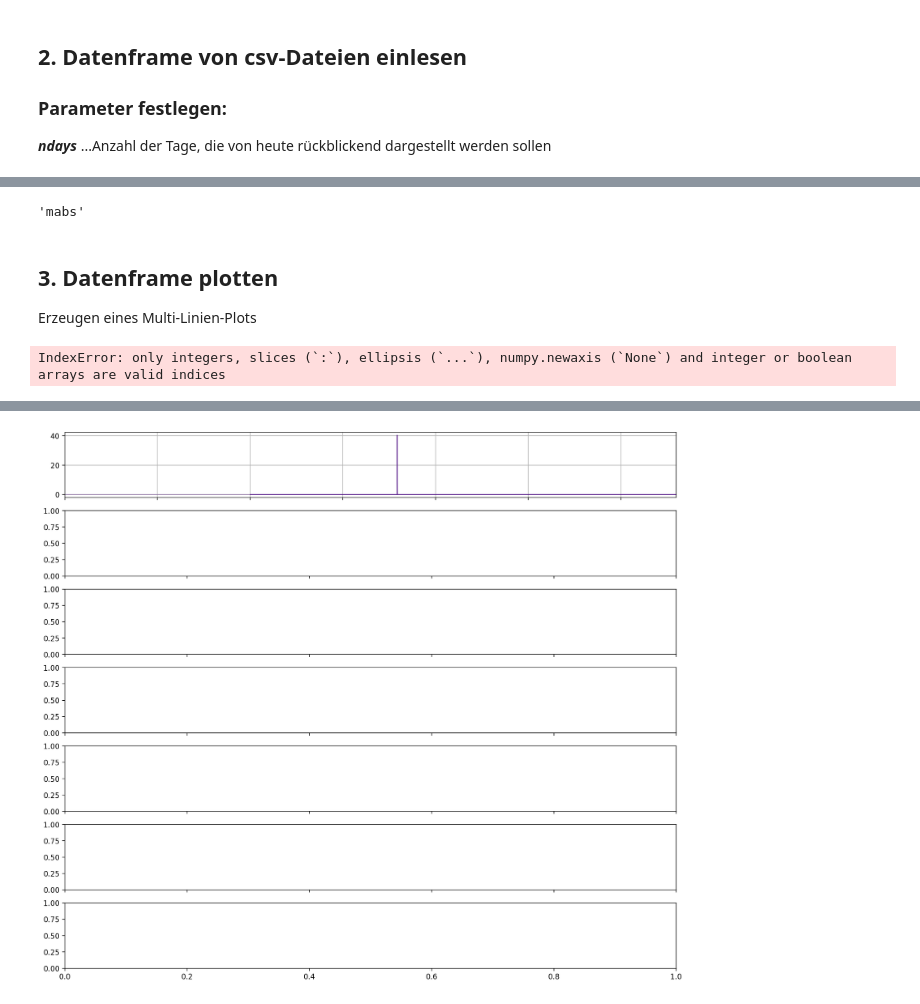
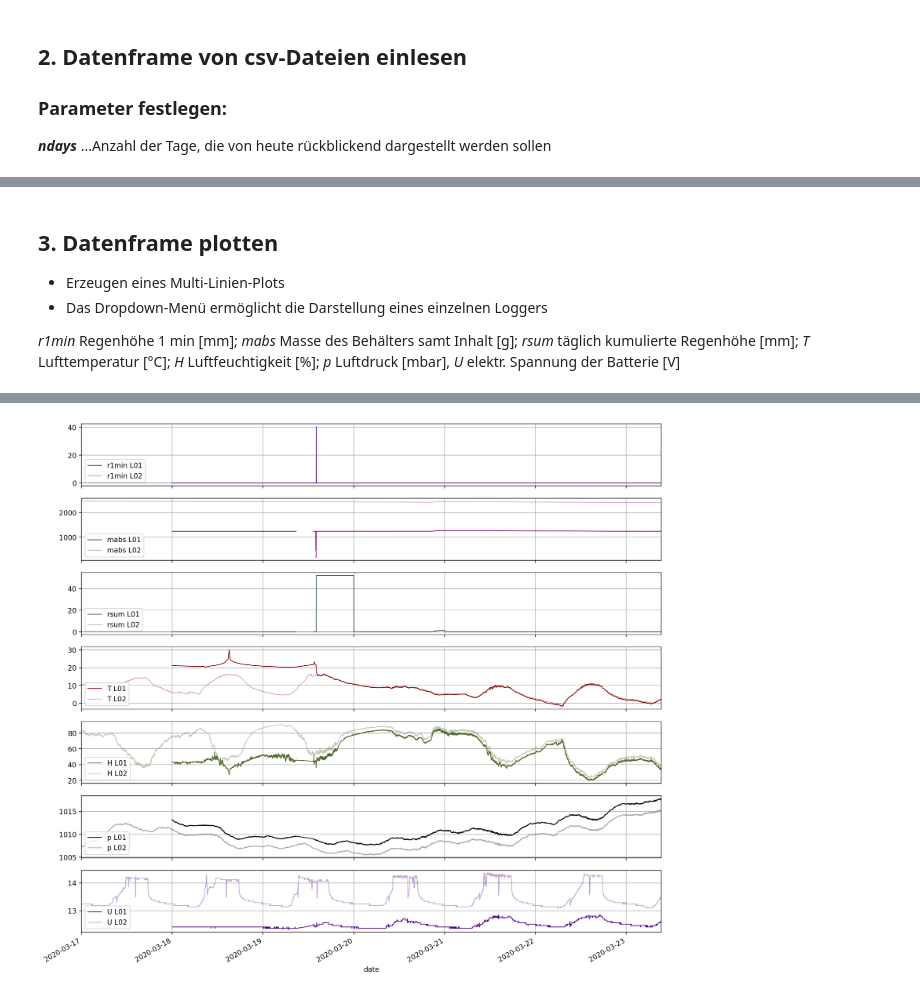
Before and after one commit to peter0016/PlotData, a Jupyter notebook: plot_logdata.ipynb, the cells around one changed output, grey strips where cells are left out. Drawn from its saved outputs; the diff is of its cells as text; code cells hidden in the pictures.

```diff
--- a/plot_logdata.ipynb
+++ b/plot_logdata.ipynb
@@ -32,21 +22,19 @@ dfs[0].head()
-# %%
-df=dfs[0]
-df.columns[1]
-# %% [output]
-'mabs'
-# %% [markdown]
-## 3. Datenframe plotten
-
-Erzeugen eines Multi-Linien-Plots
+# %% [markdown]
+## 3. Datenframe plotten
+
+* Erzeugen eines Multi-Linien-Plots
+* Das Dropdown-Menü ermöglicht die Darstellung eines einzelnen Loggers
+
+*r1min* Regenhöhe 1 min [mm]; *mabs* Masse des Behälters samt Inhalt [g]; *rsum* täglich kumulierte Regenhöhe [mm]; *T* Lufttemperatur [°C]; *H* Luftfeuchtigkeit [%]; *p* Luftdruck [mbar], *U* elektr. Spannung der Batterie [V]
 # %%
 ## Darstellung der ganzen Zeitspanne
 startdate=str(dfs[1].index[0])
 enddate=str(dfs[1].index[-1])
+
 ## alternativ: Festlegen eines Zeitabschnitts zur Darstellung
-#startdate="2020-02-26 00:00:00"
-#enddate="2020-02-26 18:00:00"
+#startdate="2020-03-26 00:00:00"
+#enddate="2020-03-26 18:00:00"
 
-funx.dropdown_menu(dfs,'myplot.png',startdate,enddate)
+funx.dropdown_menu(dfs,startdate,enddate)
 #plt.savefig('myplot.png',dpi=300)
 # %% [output]
-IndexError: only integers, slices (`:`), ellipsis (`...`), numpy.newaxis (`None`) and integer or boolean arrays are valid indices
@@ -53 +42 @@ IndexError: only integers, slices (`:`), ellipsis (`...`), numpy.newaxis (`None`
-[figure, old version]
+[figure, new version]
```
Also changed, not shown: parts of 6 cells of this notebook, 2 other files.
